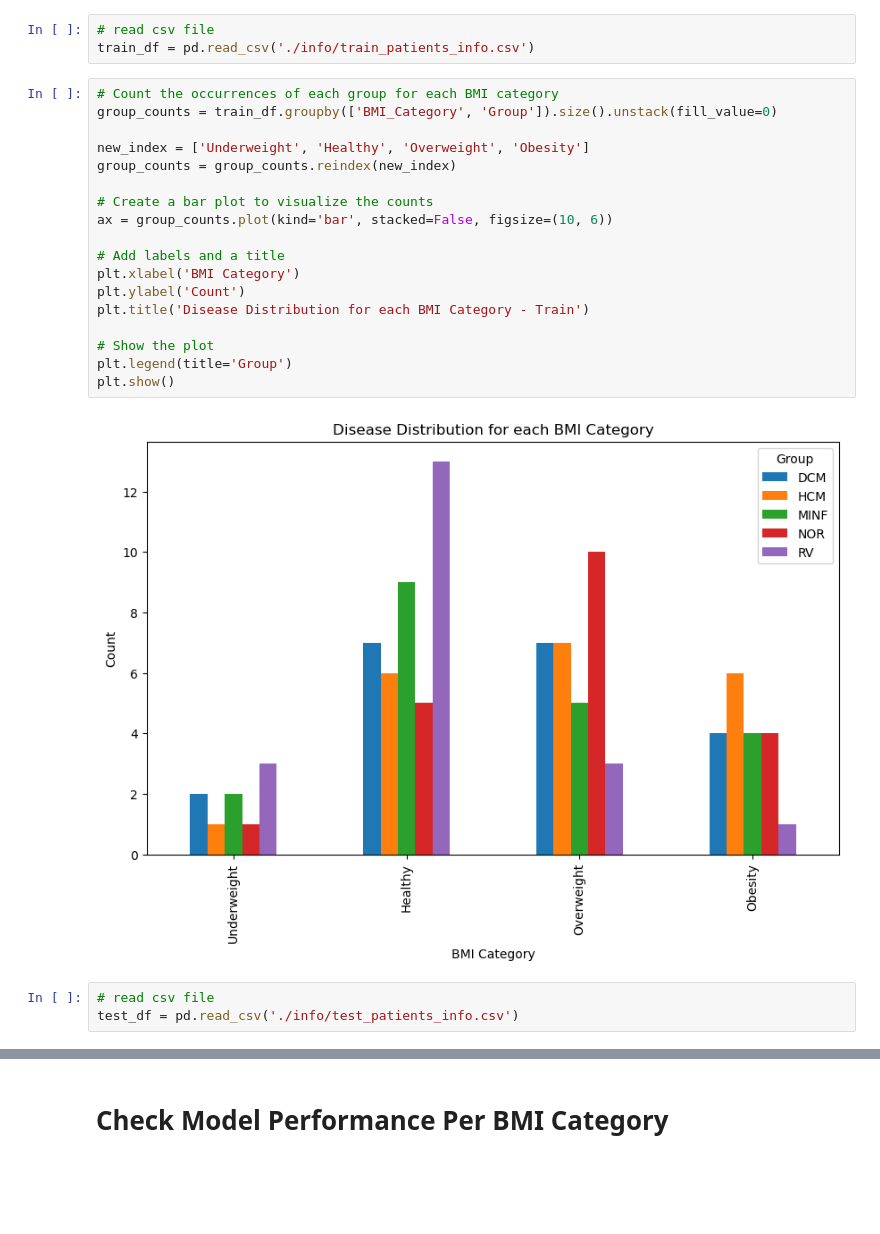
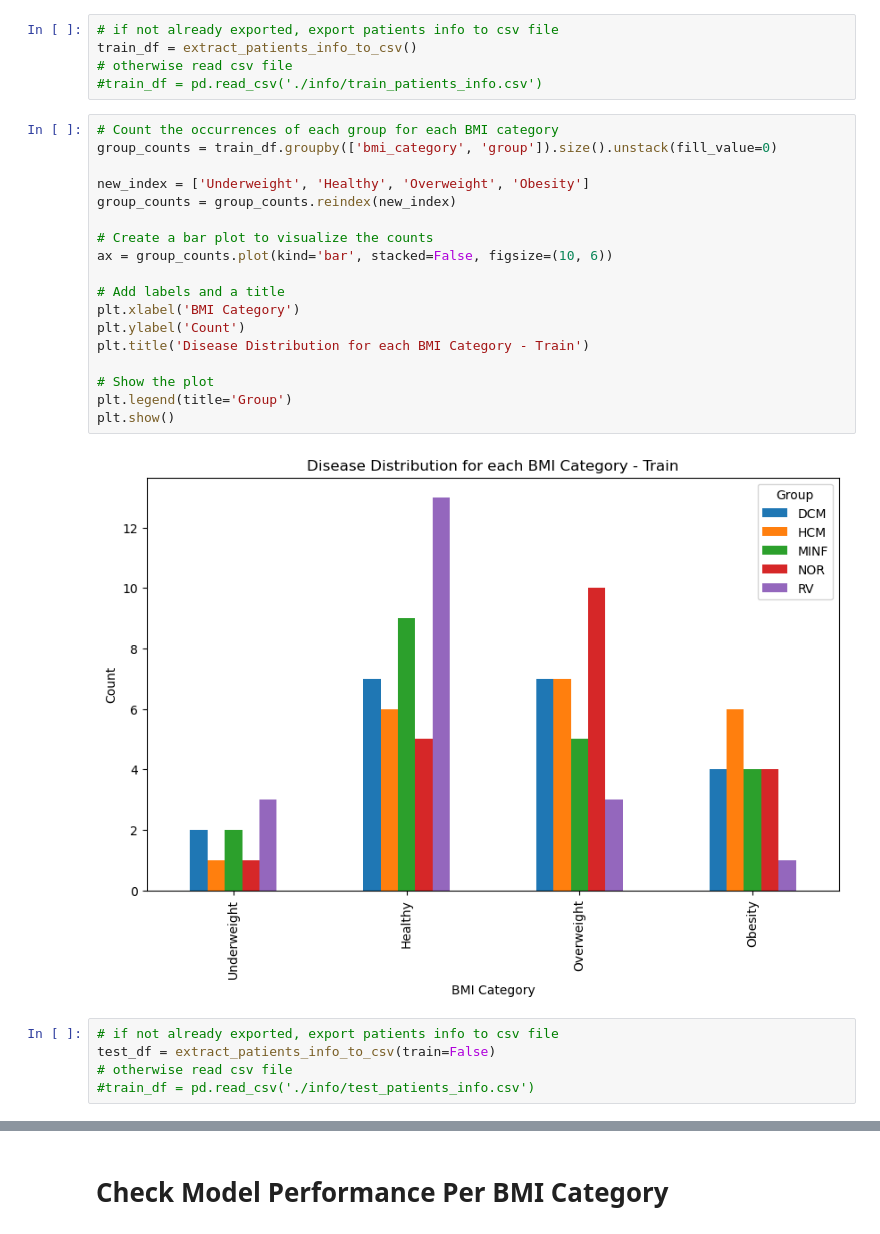
Before and after one commit to msskzx/cmr-ssl, a Jupyter notebook: bmi_analysis.ipynb, the cells around one changed output, grey strips where cells are left out. Cells and saved outputs as stored; diff of their text form; blank space fills up the shorter version.

Commit message:
exporting patients info, added fct model

```diff
--- a/bmi_analysis.ipynb
+++ b/bmi_analysis.ipynb
@@ -5,28 +13,32 @@ import pickle
 # %%
-# read csv file
-train_df = pd.read_csv('./info/train_patients_info.csv')
+# if not already exported, export patients info to csv file
+train_df = extract_patients_info_to_csv()
+# otherwise read csv file
+#train_df = pd.read_csv('./info/train_patients_info.csv')
 # %%
 # Count the occurrences of each group for each BMI category
-group_counts = train_df.groupby(['BMI_Category', 'Group']).size().unstack(fill_value=0)
+group_counts = train_df.groupby(['bmi_category', 'group']).size().unstack(fill_value=0)
 
 new_index = ['Underweight', 'Healthy', 'Overweight', 'Obesity']
 group_counts = group_counts.reindex(new_index)
 
 # Create a bar plot to visualize the counts
 ax = group_counts.plot(kind='bar', stacked=False, figsize=(10, 6))
 
 # Add labels and a title
 plt.xlabel('BMI Category')
 plt.ylabel('Count')
 plt.title('Disease Distribution for each BMI Category - Train')
 
 # Show the plot
 plt.legend(title='Group')
 plt.show()
 # %% [output]
-[figure, old version]
+[figure, new version]
 # %%
-# read csv file
-test_df = pd.read_csv('./info/test_patients_info.csv')
+# if not already exported, export patients info to csv file
+test_df = extract_patients_info_to_csv(train=False)
+# otherwise read csv file
+#train_df = pd.read_csv('./info/test_patients_info.csv')
 # %%
 # Count the occurrences of each group for each BMI category
```
Also changed, not shown: parts of 3 cells of this notebook, 6 other files.
